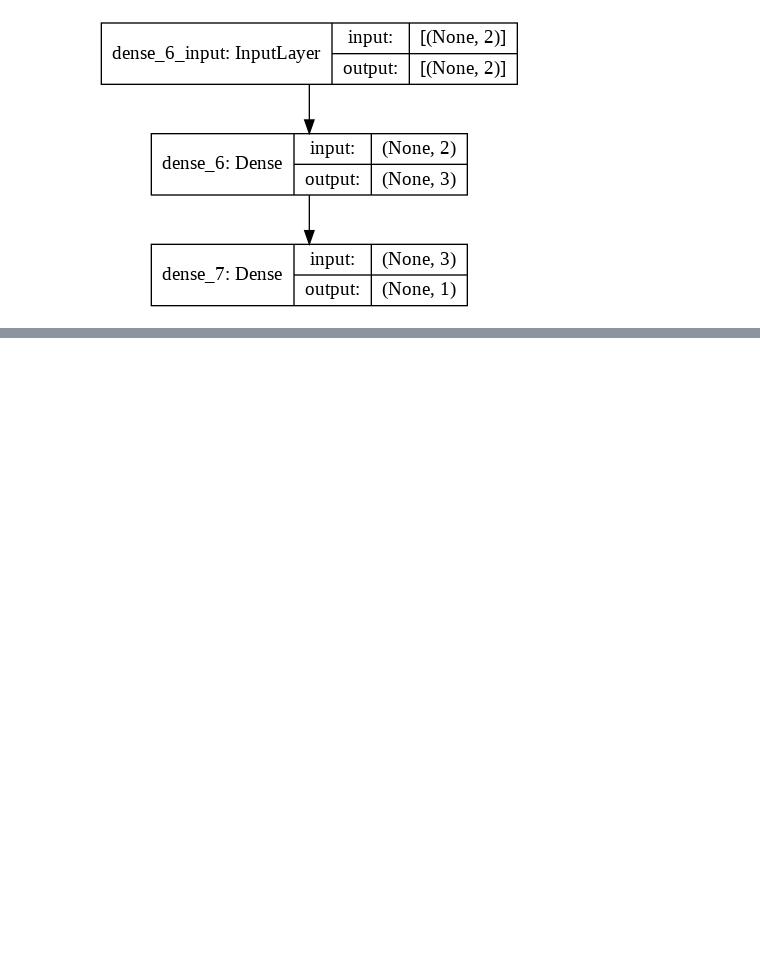
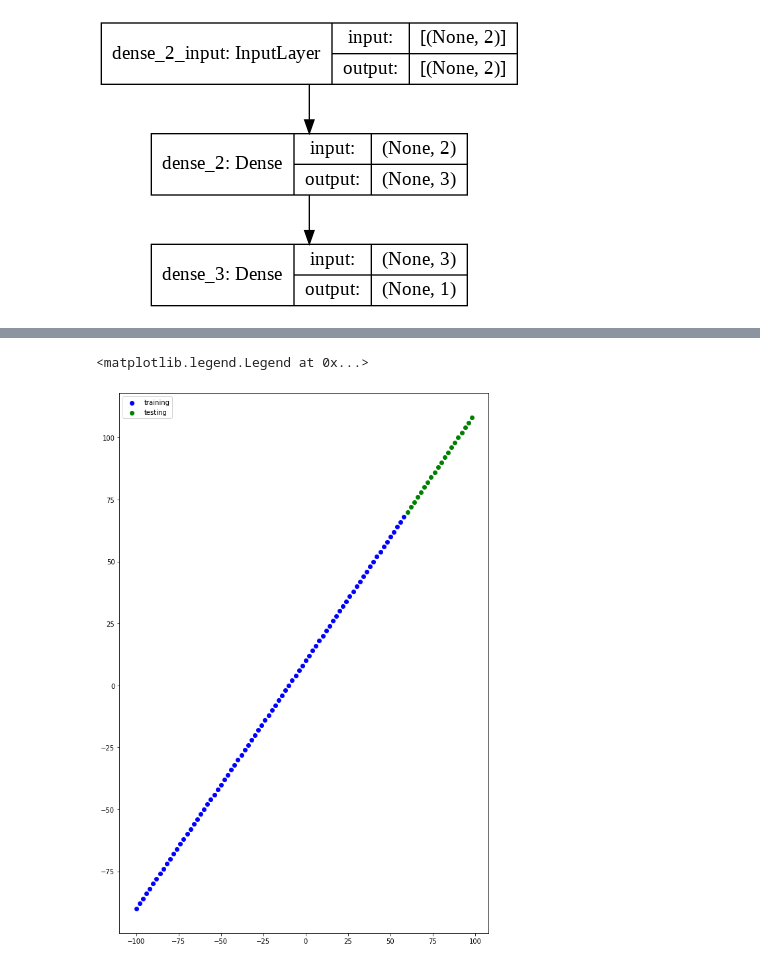
Before and after one commit to Hrick-Karna-roy/machine-learning, a Jupyter notebook: 00_tensorflow_fundamentals.ipynb, the cells around one changed output, grey strips where cells are left out. Drawn from its saved outputs; the diff is of its cells as text; code cells hidden in the pictures; blank space fills up the shorter version.

```diff
--- a/00_tensorflow_fundamentals.ipynb
+++ b/00_tensorflow_fundamentals.ipynb
@@ -350,3 +350,8 @@ from tensorflow.keras.utils import plot_model
 plot_model(model = model,show_shapes=True)
 # %% [output]
 [figure]
+# %%
+x_data = tf.range(-100,100,2)
+x_data
+y_data = x_data+10
+y_data
@@ -352,0 +368,7 @@ plot_model(model = model,show_shapes=True)
+# %%
+x_train_data = x_data[:80]
+x_test_data = x_data[80:]
+x_train_data,x_test_data
+y_train_data = y_data[:80]
+y_test_data = y_data[80:]
+y_train_data,y_test_data
@@ -352,0 +386,8 @@ plot_model(model = model,show_shapes=True)
+# %%
+plt.figure(figsize=(10,15))
+plt.scatter(x_train_data,y_train_data,c='b',label='training')
+plt.scatter(x_test_data,y_test_data,c='g',label='testing')
+plt.legend()
+# %% [output]
+<matplotlib.legend.Legend at 0x...>
+[figure, added]
```
Also changed, not shown: parts of 15 cells of this notebook.
